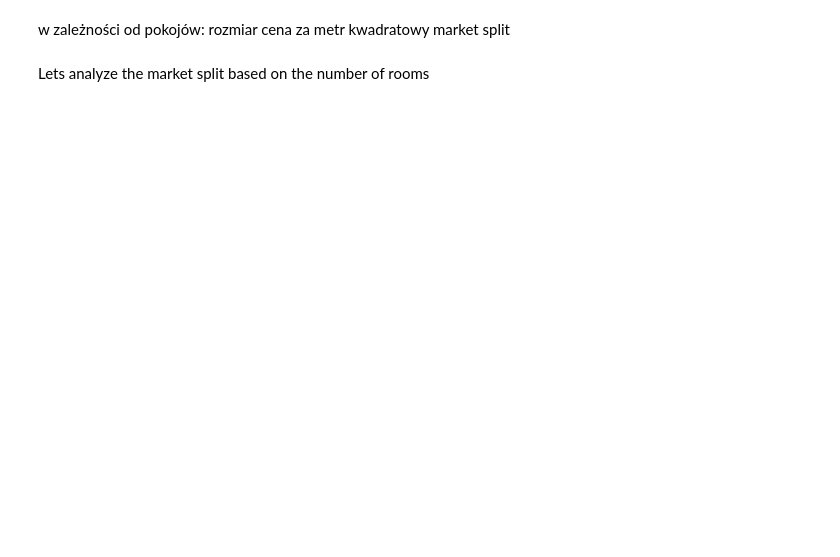
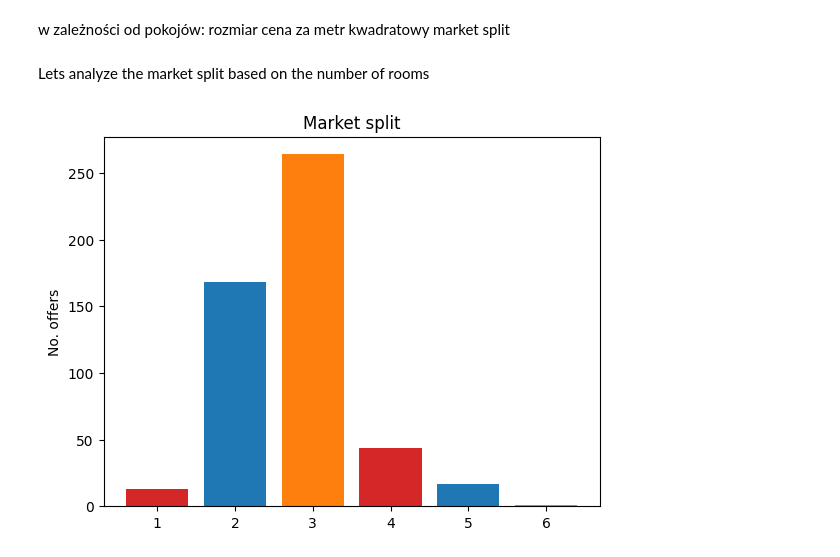
Before and after one commit to R3gx-00/SWSFHP, a Jupyter notebook: data_analisys.ipynb, the cells around one changed output. Drawn from its saved outputs; the diff is of its cells as text; code cells hidden in the pictures; blank space fills up the shorter version.

Commit message:
feat: rooms market split fix: removed outlier

```diff
--- a/data_analisys.ipynb
+++ b/data_analisys.ipynb
@@ -185,25 +163,20 @@ market split
 # %% [markdown]
 Lets analyze the market split based on the number of rooms
 # %%
-owners = df["OWNER"].unique()
-
-private_offers = df[df["OWNER"] == owners[0]]
-agency_offers = df[df["OWNER"] == owners[1]]
-developer_offers = df[df["OWNER"] == owners[2]]
-
-private_num = len(private_offers)
-agency_num = len(agency_offers)
-developer_num = len(developer_offers)
-
+rooms = df["ROOMS"].unique()
+rooms.sort()
 
 fig, ax = plt.subplots()
 
-values = [private_num,agency_num,developer_num]
-bar_labels = owners
-bar_colors = ['tab:red', 'tab:blue', 'tab:orange']
+# i fucking love list comprehension
+counts = [len(df[df["ROOMS"] == room]) for room in rooms]
+values = rooms
+bar_labels = rooms
 
-ax.bar(owners, values, label=bar_labels, color=bar_colors)
+ax.bar(values, counts, label=bar_labels, color=bar_colors)
 ax.set_ylabel('No. offers')
 ax.set_title('Market split')
 
 plt.show()
+# %% [output]
+[figure, added]
```
Also changed, not shown: parts of 12 cells of this notebook, 1 other file.
